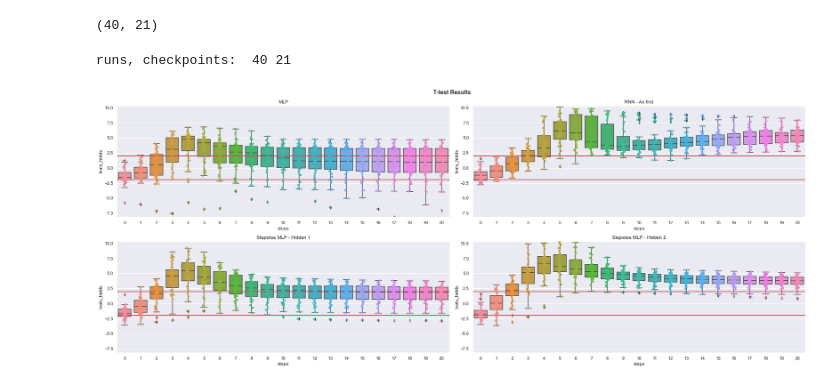
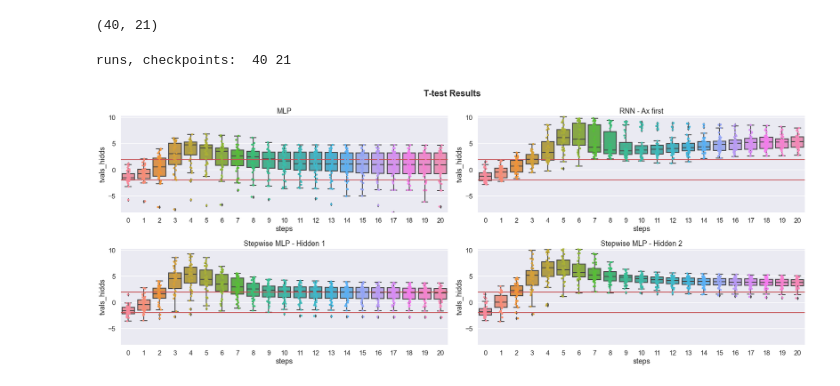
Before and after one commit to MaryZolfaghar/WCSLS, a Jupyter notebook: notebooks/resutls_ttest.ipynb, the cells around one changed output. Drawn from its saved outputs; the diff is of its cells as text; code cells hidden in the pictures.

Commit message:
final results for the lstmcell

```diff
--- a/notebooks/resutls_ttest.ipynb
+++ b/notebooks/resutls_ttest.ipynb
@@ -11,7 +11,7 @@ from utils.util import *
 sns.set_theme()
 sns.set_style("darkgrid")
 # sns.set_context("paper")
-# sns.set_context("talk")
+sns.set_context("talk")
 # %%
 ctx_order = 'first'
 ctx_order_str = 'ctxF'
@@ -23,6 +23,10 @@ with open('../../results/%s_results_mlp.P' %(analyze_name), 'rb') as f:
 with open('../../results/%s_%s_results_rnn.P' %(analyze_name, ctx_order_str), 'rb') as f:
     rnn_results = pickle.load(f)
 
+with open('../../results/%s_%s_results_rnncell.P' %(analyze_name, ctx_order_str), 'rb') as f:
+    rnncell_results = pickle.load(f)
+
+
 with open('../../results/%s_results_stepwisemlp.P' %(analyze_name), 'rb') as f:
     swmlp_results = pickle.load(f)
 # %%
@@ -138,33 +147,33 @@ df.insert(0, 'runs', np.arange(runs))
 df2 = pd.melt(df, id_vars=['runs'],var_name='steps', value_name=val_name)
 # plot
 ax = axs[1][0]
 ax = sns.boxplot(x='steps', y=val_name, data=df2, ax=ax)
 ax = sns.stripplot(x='steps', y=val_name, data=df2, ax=ax)
 ax.set_title('Stepwise MLP - Hidden 1')
 
 # Stepwise MLP - Hidden 2
 val = t_hidds_swmlp[:,:,1]
 df = pd.DataFrame(val, columns= np.arange(checkpoints))
 df.insert(0, 'runs', np.arange(runs))
 df2 = pd.melt(df, id_vars=['runs'],var_name='steps', value_name=val_name)
 # plot
 ax = axs[1][1]
 ax = sns.boxplot(x='steps', y=val_name, data=df2, ax=ax)
 ax = sns.stripplot(x='steps', y=val_name, data=df2, ax=ax)
 ax.set_title('Stepwise MLP - Hidden 2')
 
 
 for ax in axs.flatten():
     ax.axhline(y=threshold, color='r', linewidth=2)
     ax.axhline(y=-1*threshold, color='r', linewidth=2)
     ax.set_ylim([mi, mx])
 
 fig.suptitle('T-test Results', fontweight='bold')
 plt.tight_layout()
 plt.show()
 fig_str = '%s_ttest_results_three_models_hidds' %(ctx_order_str)
-# fig.savefig(('../../figures/' + fig_str + '.pdf'),
-        # bbox_inches = 'tight', pad_inches = 0)
+fig.savefig(('../../figures/' + fig_str + '.pdf'),
+        bbox_inches = 'tight', pad_inches = 0)
 # %% [output]
 runs, checkpoints:  40 21
-[figure, old version]
+[figure, new version]
```
Also changed, not shown: parts of 9 cells of this notebook, 10 other files.
